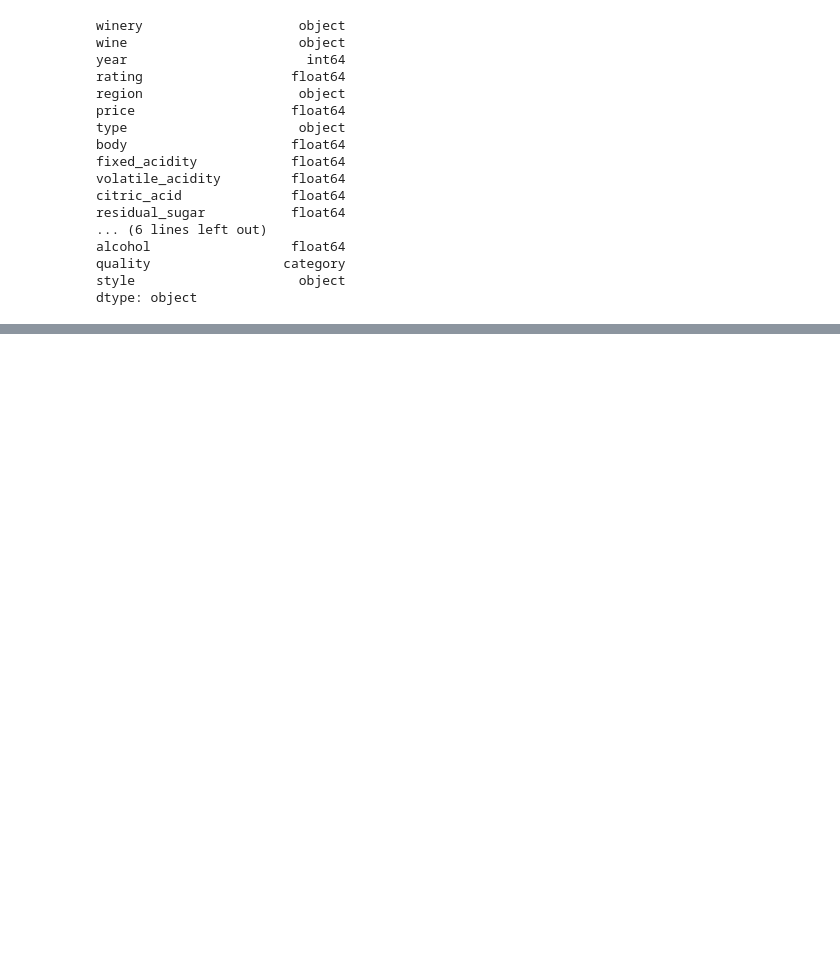
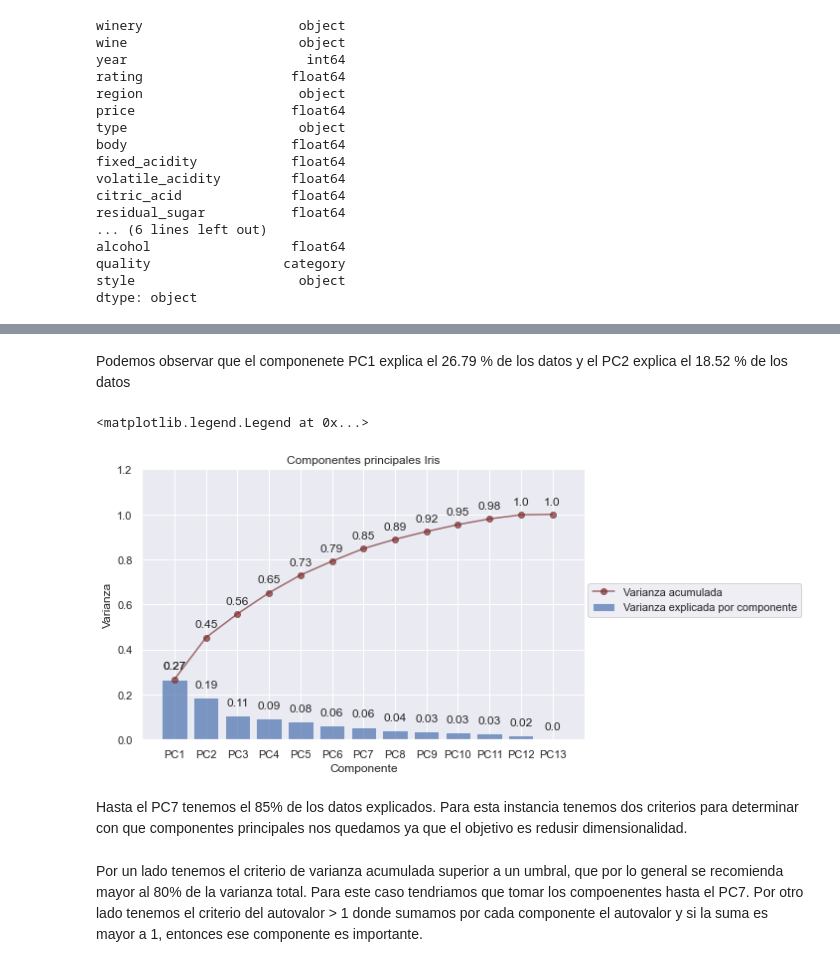
Before and after one commit to car-vigo/vinos-corderhouse, a Jupyter notebook: notebooks/2.1-vinos.coderhouse-feature.eng.ipynb, the cells around one changed output, grey strips where cells are left out. Drawn from its saved outputs; the diff is of its cells as text; code cells hidden in the pictures; blank space fills up the shorter version.

```diff
--- a/notebooks/2.1-vinos.coderhouse-feature.eng.ipynb
+++ b/notebooks/2.1-vinos.coderhouse-feature.eng.ipynb
@@ -99,0 +244,37 @@ Name: price, Length: 481, dtype: int64
+# %% [markdown]
+Podemos observar que el componenete PC1 explica el 26.79 % de los datos y el PC2 explica el 18.52 % de los datos
+# %%
+# Graficamos la varianza de cada PC y la varianza acumulada
+fig, ax = plt.subplots(figsize=(8, 5))
+ax.bar(list_pcs, pca_model.explained_variance_ratio_, alpha=0.7, label='Varianza explicada por componente')
+ax.plot(list_pcs, pca_model.explained_variance_ratio_.cumsum(), 'o-', alpha=0.7, label='Varianza acumulada', color=COLOR_VINO_TINTO)
+for x, y in zip(np.arange(len(df_scaled.columns)), pca_model.explained_variance_ratio_):
+    label = round(y, 2)
+    ax.annotate(label,
+                (x,y),
+                textcoords="offset points",
+                xytext=(0,10),
+                ha='center'
+               )
+for x, y in zip(np.arange(len(df_scaled.columns)), pca_model.explained_variance_ratio_.cumsum()):
+    label = round(y, 2)
+    ax.annotate(label,
+                (x,y),
+                textcoords="offset points",
+                xytext=(0,10),
+                ha='center'
+               )
+ax.set_title('Componentes principales Iris')
+ax.set_xlabel('Componente')
+ax.set_ylabel('Varianza')
+ax.set_ylim(0, 1.2)
+ax.legend(bbox_to_anchor = (1.5, 0.6))
+# %% [output]
+<matplotlib.legend.Legend at 0x...>
+[figure, added]
+# %% [markdown]
+Hasta el PC7 tenemos el 85% de los datos explicados.
+Para esta instancia tenemos dos criterios para determinar con que componentes principales nos quedamos ya que el objetivo es redusir dimensionalidad.
+# %% [markdown]
+Por un lado tenemos el criterio de varianza acumulada superior a un umbral, que por lo general se recomienda mayor al 80% de la varianza total. Para este caso tendriamos que tomar los compoenentes hasta el PC7.
+Por otro lado tenemos el criterio del autovalor > 1 donde sumamos por cada componente el autovalor y si la suma es mayor a 1, entonces ese componente es importante.
```
Also changed, not shown: parts of 26 cells of this notebook.
